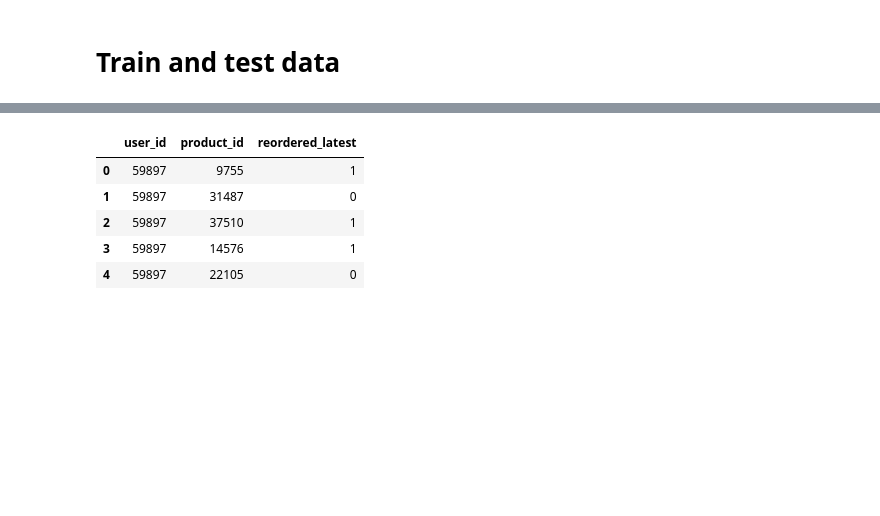
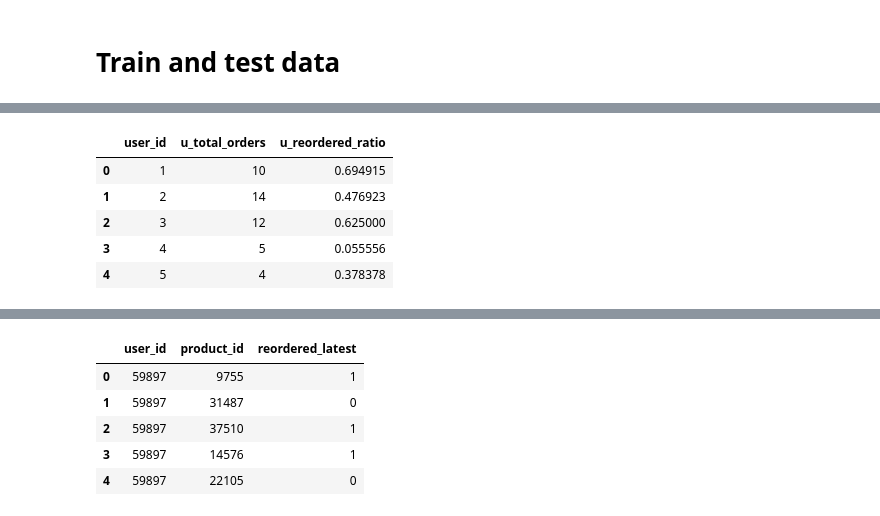
Before and after one commit to srpanchal/Instacart-Market-Basket-Analysis, a Jupyter notebook: Instacart.ipynb, the cells around one changed output, grey strips where cells are left out. Saved outputs shown, nothing was run; the diff lists cells and outputs as text; code cells hidden in the pictures; blank space fills up the shorter version.

```diff
--- a/Instacart.ipynb
+++ b/Instacart.ipynb
@@ -244,0 +255,3 @@ order_products_pr = pd.merge(order_products_prior, orders, how="inner", on="orde
+# %%
+user = order_products_pr.groupby('user_id')['order_number'].max().to_frame('u_total_orders').reset_index()
+user.head()
@@ -244,0 +265,3 @@ order_products_pr = pd.merge(order_products_prior, orders, how="inner", on="orde
+# %%
+u_reorder = order_products_pr.groupby('user_id')['reordered'].mean().to_frame('u_reordered_ratio').reset_index()
+u_reorder.head()
@@ -244,0 +275,14 @@ order_products_pr = pd.merge(order_products_prior, orders, how="inner", on="orde
+# %%
+user = user.merge(u_reorder, on='user_id', how='left')
+
+del u_reorder
+gc.collect()
+
+user.head()
+# %% [output]
+|  | user_id | u_total_orders | u_reordered_ratio |
+| 0 | 1 | 10 | 0.694915 |
+| 1 | 2 | 14 | 0.476923 |
+| 2 | 3 | 12 | 0.625000 |
+| 3 | 4 | 5 | 0.055556 |
+| 4 | 5 | 4 | 0.378378 |
```
Also changed, not shown: parts of 21 cells of this notebook.
